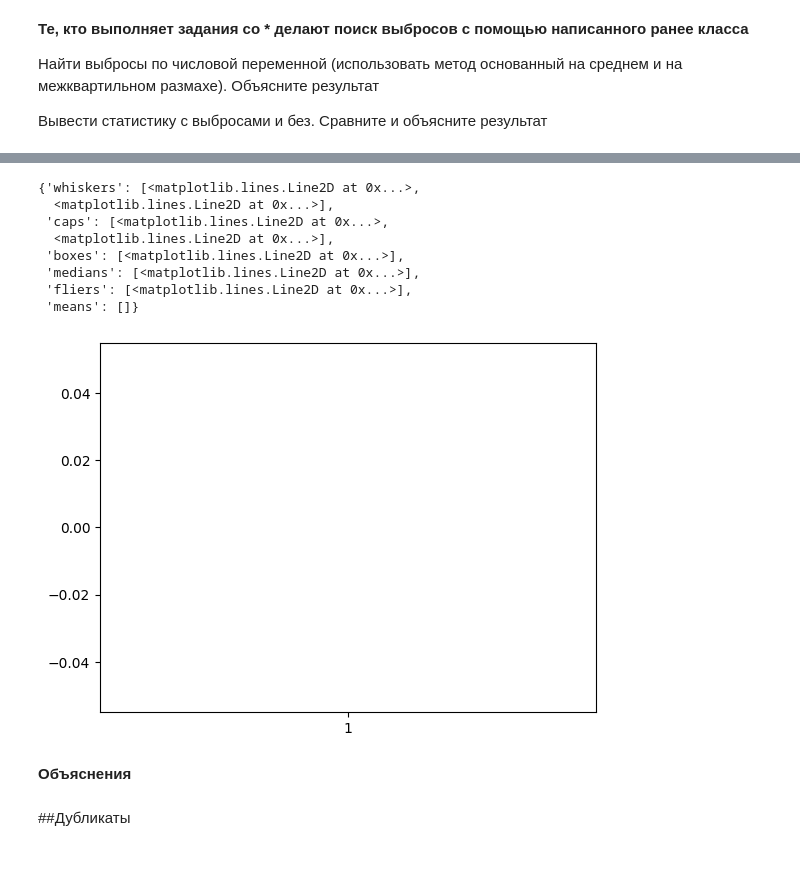
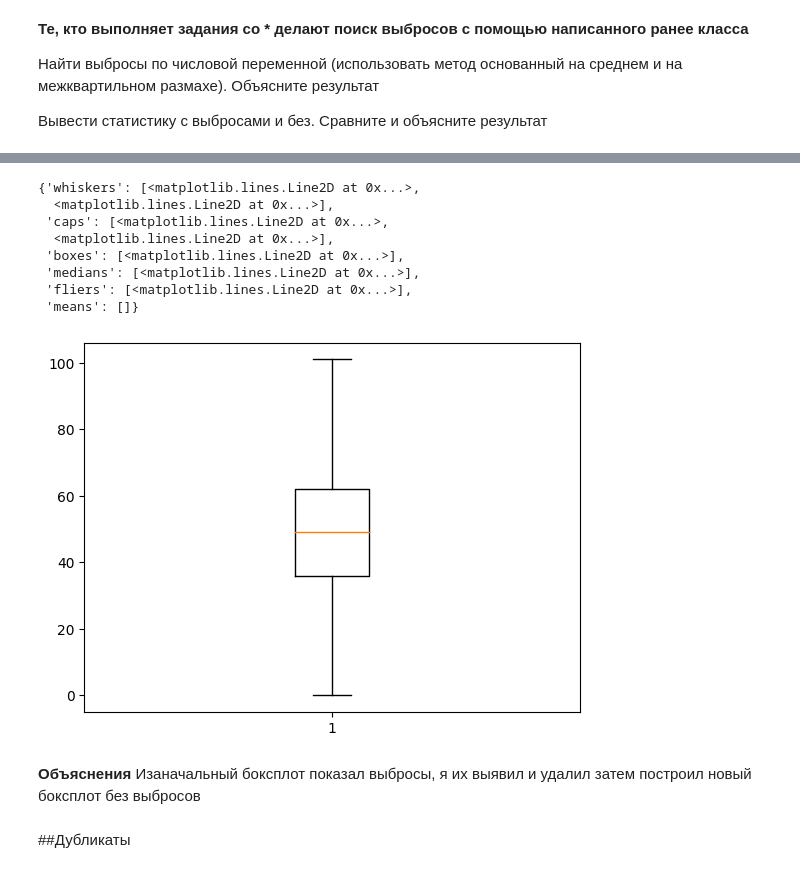
Before and after one commit to BABALEXA/Laboratorny, a Jupyter notebook: lab3/Задание_3.ipynb, the cells around one changed output, grey strips where cells are left out. Drawn from its saved outputs; the diff is of its cells as text; code cells hidden in the pictures.

```diff
--- a/lab3/Задание_3.ipynb
+++ b/lab3/Задание_3.ipynb
@@ -212,19 +209,19 @@ df_IQR = df[(df["AGE"] > (Q1-1.5*IQR )) & (df["AGE"] < (Q3+1.5*IQR))]
 # %%
 #Статистика и объяснение
-df1 = df.query("AGE not in [22, 21, 21]")
+df1 = df.query("AGE not in [103, 107, 102, 96]")
 plt.boxplot(df1["AGE"])
 # %% [output]
 {'whiskers': [<matplotlib.lines.Line2D at 0x...>,
   <matplotlib.lines.Line2D at 0x...>],
  'caps': [<matplotlib.lines.Line2D at 0x...>,
   <matplotlib.lines.Line2D at 0x...>],
  'boxes': [<matplotlib.lines.Line2D at 0x...>],
  'medians': [<matplotlib.lines.Line2D at 0x...>],
  'fliers': [<matplotlib.lines.Line2D at 0x...>],
  'means': []}
-[figure, old version]
+[figure, new version]
-# %% [markdown]
-**Объяснения**
+# %% [markdown]
+**Объяснения** Изаначальный боксплот показал выбросы, я их выявил и удалил затем построил новый боксплот без выбросов
 # %% [markdown]
 ##Дубликаты
 # %% [markdown]
```
Also changed, not shown: parts of 18 cells of this notebook.
